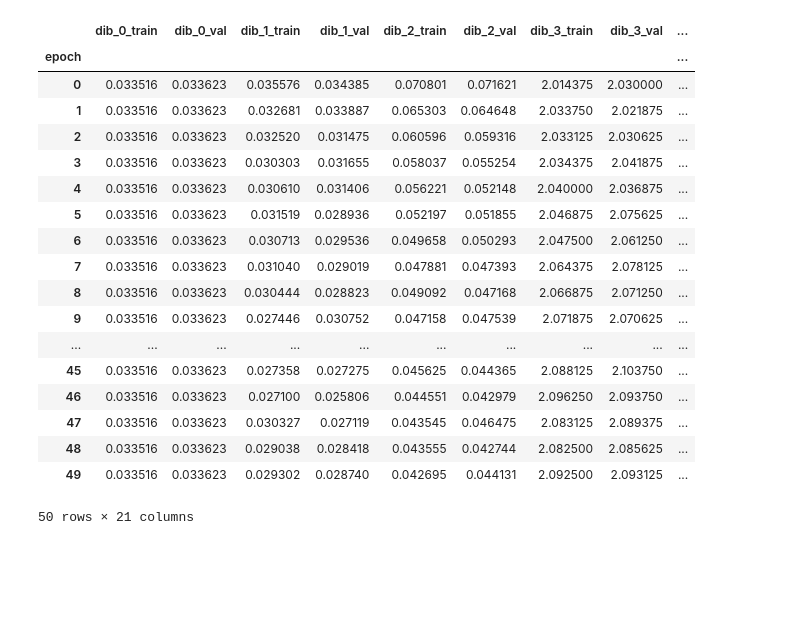
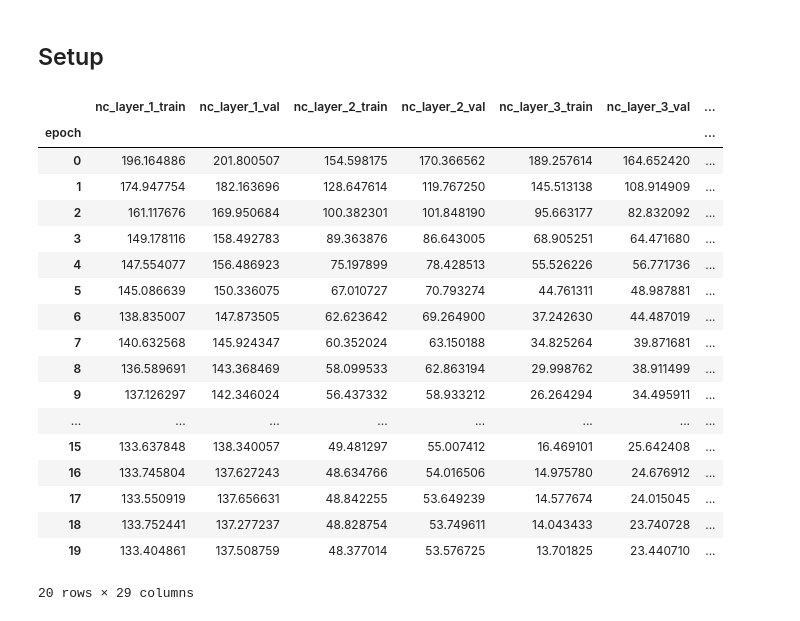
Before and after one commit to ziyong-was-taken/Compression-In-DNNs, a Jupyter notebook: plots.ipynb, the cells around one changed output. Drawn from its saved outputs; the diff is of its cells as text; code cells hidden in the pictures; blank space fills up the shorter version.

```diff
--- a/plots.ipynb
+++ b/plots.ipynb
@@ -1,43 +1,45 @@
+# %% [markdown]
+## Setup
 # %%
 import pandas as pd
 import matplotlib.pyplot as plt
 from matplotlib.lines import Line2D
 # %%
 # set version
-version = "CIFARNet-CIFAR10"
+version = "CIFAR10-CIFARNet"
 
 # load metrics
 metrics = pd.read_csv(f"lightning_logs/{version}/metrics.csv")
 
 # merge entries on the same epoch
 metrics = metrics.groupby("epoch").first()
-metrics["dib_0_train"] = metrics["dib_0_train"].ffill()
-metrics["dib_0_val"] = metrics["dib_0_val"].ffill()
-metrics.to_csv(f"lightning_logs/{version}/merged_metrics.csv")
+for v_info in ("vsuff", "vmin"):
+    for dataset in ("train", "val"):
+        metrics[f"{v_info}_0_{dataset}"] = metrics[f"{v_info}_0_{dataset}"].ffill()
+metrics.to_csv(f"lightning_logs/{version}/cleaned_metrics.csv")
 display(metrics)
 
 # initial legend elements
 base_handles = [
-    Line2D([], [], color="gray"),
-    Line2D([], [], color="gray", linestyle="--"),
+    Line2D([], [], color="gray", linestyle=linestyle) for linestyle in ("-", "--")
 ]
 # %% [output]
-|  | dib_0_train | dib_0_val | dib_1_train | dib_1_val | dib_2_train | dib_2_val | dib_3_train | dib_3_val | ... |
-| epoch |  |  |  |  |  |  |  |  | ... |
-| 0 | 0.033516 | 0.033623 | 0.035576 | 0.034385 | 0.070801 | 0.071621 | 2.014375 | 2.030000 | ... |
-| 1 | 0.033516 | 0.033623 | 0.032681 | 0.033887 | 0.065303 | 0.064648 | 2.033750 | 2.021875 | ... |
-| 2 | 0.033516 | 0.033623 | 0.032520 | 0.031475 | 0.060596 | 0.059316 | 2.033125 | 2.030625 | ... |
-| 3 | 0.033516 | 0.033623 | 0.030303 | 0.031655 | 0.058037 | 0.055254 | 2.034375 | 2.041875 | ... |
-| 4 | 0.033516 | 0.033623 | 0.030610 | 0.031406 | 0.056221 | 0.052148 | 2.040000 | 2.036875 | ... |
-| 5 | 0.033516 | 0.033623 | 0.031519 | 0.028936 | 0.052197 | 0.051855 | 2.046875 | 2.075625 | ... |
-| 6 | 0.033516 | 0.033623 | 0.030713 | 0.029536 | 0.049658 | 0.050293 | 2.047500 | 2.061250 | ... |
-| 7 | 0.033516 | 0.033623 | 0.031040 | 0.029019 | 0.047881 | 0.047393 | 2.064375 | 2.078125 | ... |
-| 8 | 0.033516 | 0.033623 | 0.030444 | 0.028823 | 0.049092 | 0.047168 | 2.066875 | 2.071250 | ... |
-| 9 | 0.033516 | 0.033623 | 0.027446 | 0.030752 | 0.047158 | 0.047539 | 2.071875 | 2.070625 | ... |
-| ... | ... | ... | ... | ... | ... | ... | ... | ... | ... |
-| 45 | 0.033516 | 0.033623 | 0.027358 | 0.027275 | 0.045625 | 0.044365 | 2.088125 | 2.103750 | ... |
-| 46 | 0.033516 | 0.033623 | 0.027100 | 0.025806 | 0.044551 | 0.042979 | 2.096250 | 2.093750 | ... |
-| 47 | 0.033516 | 0.033623 | 0.030327 | 0.027119 | 0.043545 | 0.046475 | 2.083125 | 2.089375 | ... |
-| 48 | 0.033516 | 0.033623 | 0.029038 | 0.028418 | 0.043555 | 0.042744 | 2.082500 | 2.085625 | ... |
-| 49 | 0.033516 | 0.033623 | 0.029302 | 0.028740 | 0.042695 | 0.044131 | 2.092500 | 2.093125 | ... |
+|  | nc_layer_1_train | nc_layer_1_val | nc_layer_2_train | nc_layer_2_val | nc_layer_3_train | nc_layer_3_val | ... |
+| epoch |  |  |  |  |  |  | ... |
+| 0 | 196.164886 | 201.800507 | 154.598175 | 170.366562 | 189.257614 | 164.652420 | ... |
+| 1 | 174.947754 | 182.163696 | 128.647614 | 119.767250 | 145.513138 | 108.914909 | ... |
+| 2 | 161.117676 | 169.950684 | 100.382301 | 101.848190 | 95.663177 | 82.832092 | ... |
+| 3 | 149.178116 | 158.492783 | 89.363876 | 86.643005 | 68.905251 | 64.471680 | ... |
+| 4 | 147.554077 | 156.486923 | 75.197899 | 78.428513 | 55.526226 | 56.771736 | ... |
+| 5 | 145.086639 | 150.336075 | 67.010727 | 70.793274 | 44.761311 | 48.987881 | ... |
+| 6 | 138.835007 | 147.873505 | 62.623642 | 69.264900 | 37.242630 | 44.487019 | ... |
+| 7 | 140.632568 | 145.924347 | 60.352024 | 63.150188 | 34.825264 | 39.871681 | ... |
+| 8 | 136.589691 | 143.368469 | 58.099533 | 62.863194 | 29.998762 | 38.911499 | ... |
+| 9 | 137.126297 | 142.346024 | 56.437332 | 58.933212 | 26.264294 | 34.495911 | ... |
+| ... | ... | ... | ... | ... | ... | ... | ... |
+| 15 | 133.637848 | 138.340057 | 49.481297 | 55.007412 | 16.469101 | 25.642408 | ... |
+| 16 | 133.745804 | 137.627243 | 48.634766 | 54.016506 | 14.975780 | 24.676912 | ... |
+| 17 | 133.550919 | 137.656631 | 48.842255 | 53.649239 | 14.577674 | 24.015045 | ... |
+| 18 | 133.752441 | 137.277237 | 48.828754 | 53.749611 | 14.043433 | 23.740728 | ... |
+| 19 | 133.404861 | 137.508759 | 48.377014 | 53.576725 | 13.701825 | 23.440710 | ... |
-50 rows × 21 columns
+20 rows × 29 columns
```
Also changed, not shown: parts of 14 cells of this notebook.
